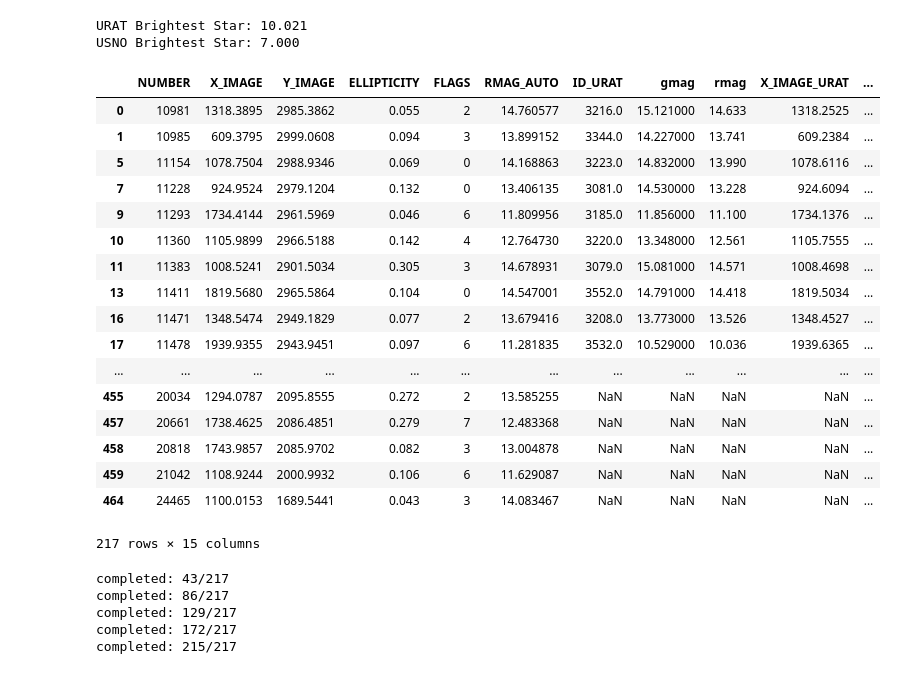
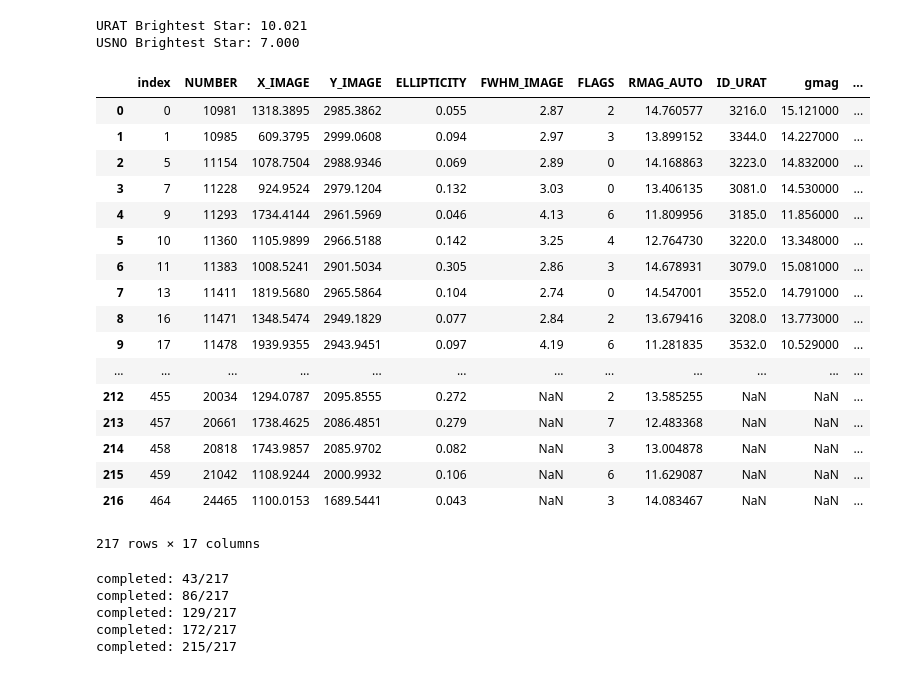
Before and after one commit to qliu4676/elderflower, a Jupyter notebook: demos/Measure_SE_APASS_demo.ipynb, the cells around one changed output. Cells and saved outputs as stored; diff of their text form; code cells hidden in the pictures.

```diff
--- a/demos/Measure_SE_APASS_demo.ipynb
+++ b/demos/Measure_SE_APASS_demo.ipynb
@@ -145,54 +131,54 @@ def merge_catalog(SE_catalog, table_merge, sep=2.5 * u.arcsec,
     idx, d2d, d3d = c_SE.match_to_catalog_sky(c_tab)
     match = d2d < sep
     cat_SE_match = SE_catalog[match]
     cat_tab_match = table_merge[idx[match]]
 
     cat_tab_match.add_column(cat_SE_match["NUMBER"], index=0, name="NUMBER")
     cat_match = join(cat_SE_match, cat_tab_match, keys='NUMBER')
 
     if keep_columns is not None:
         cat_match.keep_columns(keep_columns)
 
     df_match = cat_match.to_pandas()
     return df_match
 
 df_match_URAT = merge_catalog(SE_cat_full, Cat_URAT, sep=2.5*u.arcsec,
-                               keep_columns=["NUMBER","X_IMAGE","Y_IMAGE","ELLIPTICITY","RMAG_AUTO",
-                                             "ID_URAT","X_IMAGE_URAT","Y_IMAGE_URAT","rmag","gmag","FLAGS"])
+                              keep_columns=["NUMBER","X_IMAGE","Y_IMAGE","ELLIPTICITY","RMAG_AUTO", 'FWHM_IMAGE',
+                                            "ID_URAT","X_IMAGE_URAT","Y_IMAGE_URAT","rmag","gmag","FLAGS"])
 df_match_USNO = merge_catalog(SE_cat_full, Cat_USNO, sep=5*u.arcsec,
                                keep_columns=["NUMBER","X_IMAGE","Y_IMAGE","ELLIPTICITY","RMAG_AUTO",
                                              "ID_USNO","X_IMAGE_USNO","Y_IMAGE_USNO","Rmag","FLAGS"])
 
 df_SE_match_all = pd.merge(df_match_URAT, df_match_USNO, how='outer')
 
 bounds = (patch_Xmin-200, patch_Ymin-200, patch_Xmax+200, patch_Ymax+200)
 df_SE_match = crop_catalog(df_SE_match_all, bounds, keys=("X_IMAGE", "Y_IMAGE"))
 df_SE_match = df_SE_match.reset_index(drop=True)
 
 target = df_SE_match["RMAG_AUTO"] < 15
-df_SE_target = df_SE_match[target]
+df_SE_target = df_SE_match[target].reset_index()
 df_SE_target
 # %% [output]
 URAT Brightest Star: 10.021
 USNO Brightest Star: 7.000
-|  | NUMBER | X_IMAGE | Y_IMAGE | ELLIPTICITY | FLAGS | RMAG_AUTO | ID_URAT | gmag | rmag | X_IMAGE_URAT | ... |
-| 0 | 10981 | 1318.3895 | 2985.3862 | 0.055 | 2 | 14.760577 | 3216.0 | 15.121000 | 14.633 | 1318.2525 | ... |
-| 1 | 10985 | 609.3795 | 2999.0608 | 0.094 | 3 | 13.899152 | 3344.0 | 14.227000 | 13.741 | 609.2384 | ... |
-| 5 | 11154 | 1078.7504 | 2988.9346 | 0.069 | 0 | 14.168863 | 3223.0 | 14.832000 | 13.990 | 1078.6116 | ... |
-| 7 | 11228 | 924.9524 | 2979.1204 | 0.132 | 0 | 13.406135 | 3081.0 | 14.530000 | 13.228 | 924.6094 | ... |
-| 9 | 11293 | 1734.4144 | 2961.5969 | 0.046 | 6 | 11.809956 | 3185.0 | 11.856000 | 11.100 | 1734.1376 | ... |
-| 10 | 11360 | 1105.9899 | 2966.5188 | 0.142 | 4 | 12.764730 | 3220.0 | 13.348000 | 12.561 | 1105.7555 | ... |
-| 11 | 11383 | 1008.5241 | 2901.5034 | 0.305 | 3 | 14.678931 | 3079.0 | 15.081000 | 14.571 | 1008.4698 | ... |
-| 13 | 11411 | 1819.5680 | 2965.5864 | 0.104 | 0 | 14.547001 | 3552.0 | 14.791000 | 14.418 | 1819.5034 | ... |
-| 16 | 11471 | 1348.5474 | 2949.1829 | 0.077 | 2 | 13.679416 | 3208.0 | 13.773000 | 13.526 | 1348.4527 | ... |
-| 17 | 11478 | 1939.9355 | 2943.9451 | 0.097 | 6 | 11.281835 | 3532.0 | 10.529000 | 10.036 | 1939.6365 | ... |
+|  | index | NUMBER | X_IMAGE | Y_IMAGE | ELLIPTICITY | FWHM_IMAGE | FLAGS | RMAG_AUTO | ID_URAT | gmag | ... |
+| 0 | 0 | 10981 | 1318.3895 | 2985.3862 | 0.055 | 2.87 | 2 | 14.760577 | 3216.0 | 15.121000 | ... |
+| 1 | 1 | 10985 | 609.3795 | 2999.0608 | 0.094 | 2.97 | 3 | 13.899152 | 3344.0 | 14.227000 | ... |
+| 2 | 5 | 11154 | 1078.7504 | 2988.9346 | 0.069 | 2.89 | 0 | 14.168863 | 3223.0 | 14.832000 | ... |
+| 3 | 7 | 11228 | 924.9524 | 2979.1204 | 0.132 | 3.03 | 0 | 13.406135 | 3081.0 | 14.530000 | ... |
+| 4 | 9 | 11293 | 1734.4144 | 2961.5969 | 0.046 | 4.13 | 6 | 11.809956 | 3185.0 | 11.856000 | ... |
+| 5 | 10 | 11360 | 1105.9899 | 2966.5188 | 0.142 | 3.25 | 4 | 12.764730 | 3220.0 | 13.348000 | ... |
+| 6 | 11 | 11383 | 1008.5241 | 2901.5034 | 0.305 | 2.86 | 3 | 14.678931 | 3079.0 | 15.081000 | ... |
+| 7 | 13 | 11411 | 1819.5680 | 2965.5864 | 0.104 | 2.74 | 0 | 14.547001 | 3552.0 | 14.791000 | ... |
+| 8 | 16 | 11471 | 1348.5474 | 2949.1829 | 0.077 | 2.84 | 2 | 13.679416 | 3208.0 | 13.773000 | ... |
+| 9 | 17 | 11478 | 1939.9355 | 2943.9451 | 0.097 | 4.19 | 6 | 11.281835 | 3532.0 | 10.529000 | ... |
 | ... | ... | ... | ... | ... | ... | ... | ... | ... | ... | ... | ... |
-| 455 | 20034 | 1294.0787 | 2095.8555 | 0.272 | 2 | 13.585255 | NaN | NaN | NaN | NaN | ... |
-| 457 | 20661 | 1738.4625 | 2086.4851 | 0.279 | 7 | 12.483368 | NaN | NaN | NaN | NaN | ... |
-| 458 | 20818 | 1743.9857 | 2085.9702 | 0.082 | 3 | 13.004878 | NaN | NaN | NaN | NaN | ... |
-| 459 | 21042 | 1108.9244 | 2000.9932 | 0.106 | 6 | 11.629087 | NaN | NaN | NaN | NaN | ... |
-| 464 | 24465 | 1100.0153 | 1689.5441 | 0.043 | 3 | 14.083467 | NaN | NaN | NaN | NaN | ... |
+| 212 | 455 | 20034 | 1294.0787 | 2095.8555 | 0.272 | NaN | 2 | 13.585255 | NaN | NaN | ... |
+| 213 | 457 | 20661 | 1738.4625 | 2086.4851 | 0.279 | NaN | 7 | 12.483368 | NaN | NaN | ... |
+| 214 | 458 | 20818 | 1743.9857 | 2085.9702 | 0.082 | NaN | 3 | 13.004878 | NaN | NaN | ... |
+| 215 | 459 | 21042 | 1108.9244 | 2000.9932 | 0.106 | NaN | 6 | 11.629087 | NaN | NaN | ... |
+| 216 | 464 | 24465 | 1100.0153 | 1689.5441 | 0.043 | NaN | 3 | 14.083467 | NaN | NaN | ... |
-217 rows × 15 columns
+217 rows × 17 columns
 # %%
 ############################################
 # Measure
```
Also changed, not shown: parts of 15 cells of this notebook, 1 other file.
